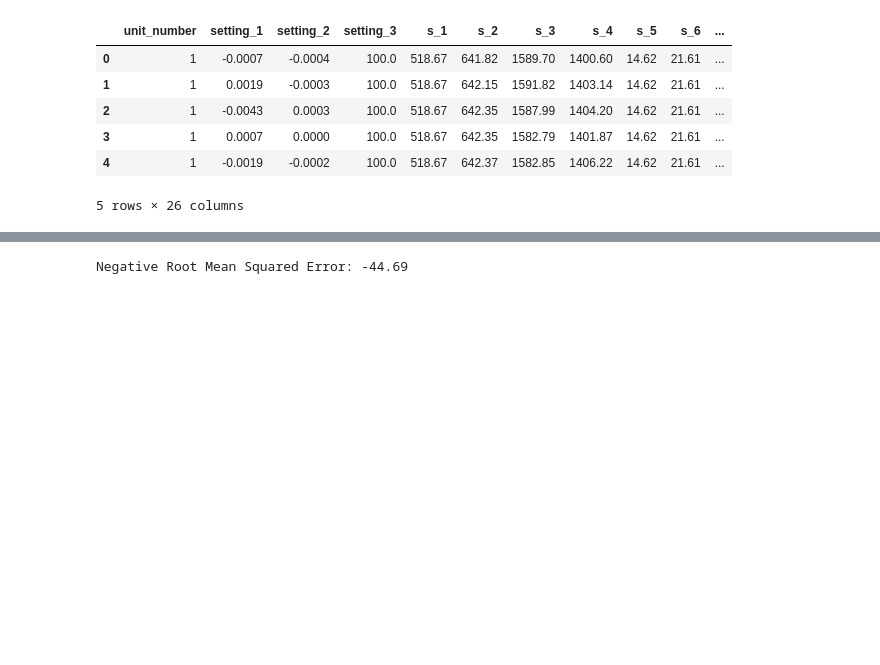
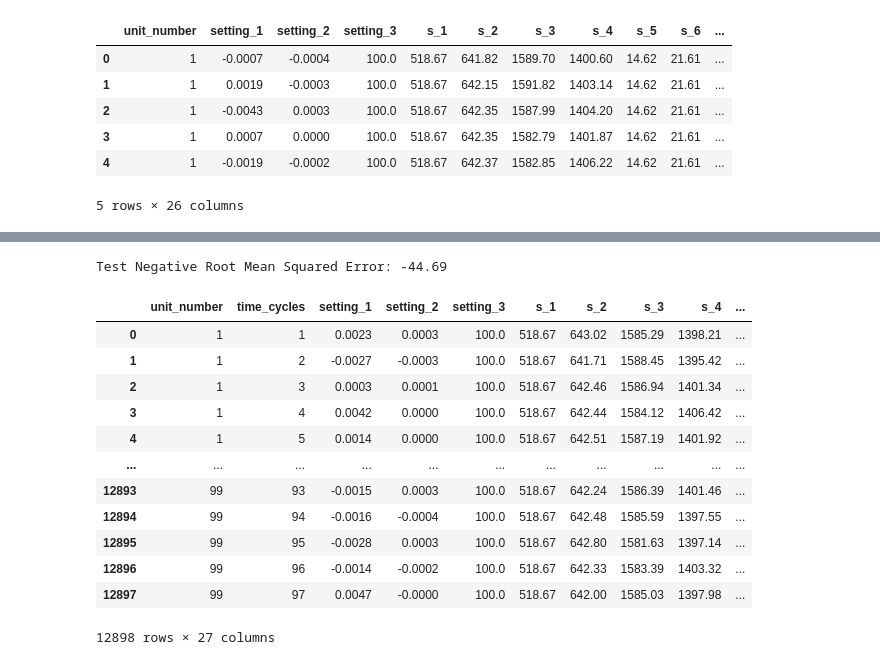
Before and after one commit to ddealwis09/FourthbrainCapstone_RUL, a Jupyter notebook: notebooks/RUL Machine Learning Model.ipynb, the cells around one changed output, grey strips where cells are left out. Saved outputs shown, nothing was run; the diff lists cells and outputs as text; code cells hidden in the pictures; blank space fills up the shorter version.

```diff
--- a/notebooks/RUL Machine Learning Model.ipynb
+++ b/notebooks/RUL Machine Learning Model.ipynb
@@ -490,0 +478,6 @@ baseline_pipeline = Pipeline(steps=[
+# %%
+## Data
+y_train = pd.DataFrame(train_fs['RUL'])
+X_train = train_fs
+y_test = rul
+X_test = test
@@ -530,6 +544,22 @@ train_pred = best_est.predict(X_train)
 # test predictions
 #test_pred = best_est.predict(X_test)
 # %%
-print('Negative Root Mean Squared Error:', round(fitted.best_score_,3))
+print('Test Negative Root Mean Squared Error:', round(fitted.best_score_,3))
 # %% [output]
-Negative Root Mean Squared Error: -44.69
+Test Negative Root Mean Squared Error: -44.69
+# %%
+pd.merge(X_test, y_test, left_on='unit_number', right_index=True)
+# %% [output]
+|  | unit_number | time_cycles | setting_1 | setting_2 | setting_3 | s_1 | s_2 | s_3 | s_4 | ... |
+| 0 | 1 | 1 | 0.0023 | 0.0003 | 100.0 | 518.67 | 643.02 | 1585.29 | 1398.21 | ... |
+| 1 | 1 | 2 | -0.0027 | -0.0003 | 100.0 | 518.67 | 641.71 | 1588.45 | 1395.42 | ... |
+| 2 | 1 | 3 | 0.0003 | 0.0001 | 100.0 | 518.67 | 642.46 | 1586.94 | 1401.34 | ... |
+| 3 | 1 | 4 | 0.0042 | 0.0000 | 100.0 | 518.67 | 642.44 | 1584.12 | 1406.42 | ... |
+| 4 | 1 | 5 | 0.0014 | 0.0000 | 100.0 | 518.67 | 642.51 | 1587.19 | 1401.92 | ... |
+| ... | ... | ... | ... | ... | ... | ... | ... | ... | ... | ... |
+| 12893 | 99 | 93 | -0.0015 | 0.0003 | 100.0 | 518.67 | 642.24 | 1586.39 | 1401.46 | ... |
+| 12894 | 99 | 94 | -0.0016 | -0.0004 | 100.0 | 518.67 | 642.48 | 1585.59 | 1397.55 | ... |
+| 12895 | 99 | 95 | -0.0028 | 0.0003 | 100.0 | 518.67 | 642.80 | 1581.63 | 1397.14 | ... |
+| 12896 | 99 | 96 | -0.0014 | -0.0002 | 100.0 | 518.67 | 642.33 | 1583.39 | 1403.32 | ... |
+| 12897 | 99 | 97 | 0.0047 | -0.0000 | 100.0 | 518.67 | 642.00 | 1585.03 | 1397.98 | ... |
+12898 rows × 27 columns
```
Also changed, not shown: parts of 8 cells of this notebook, 2 other files.
